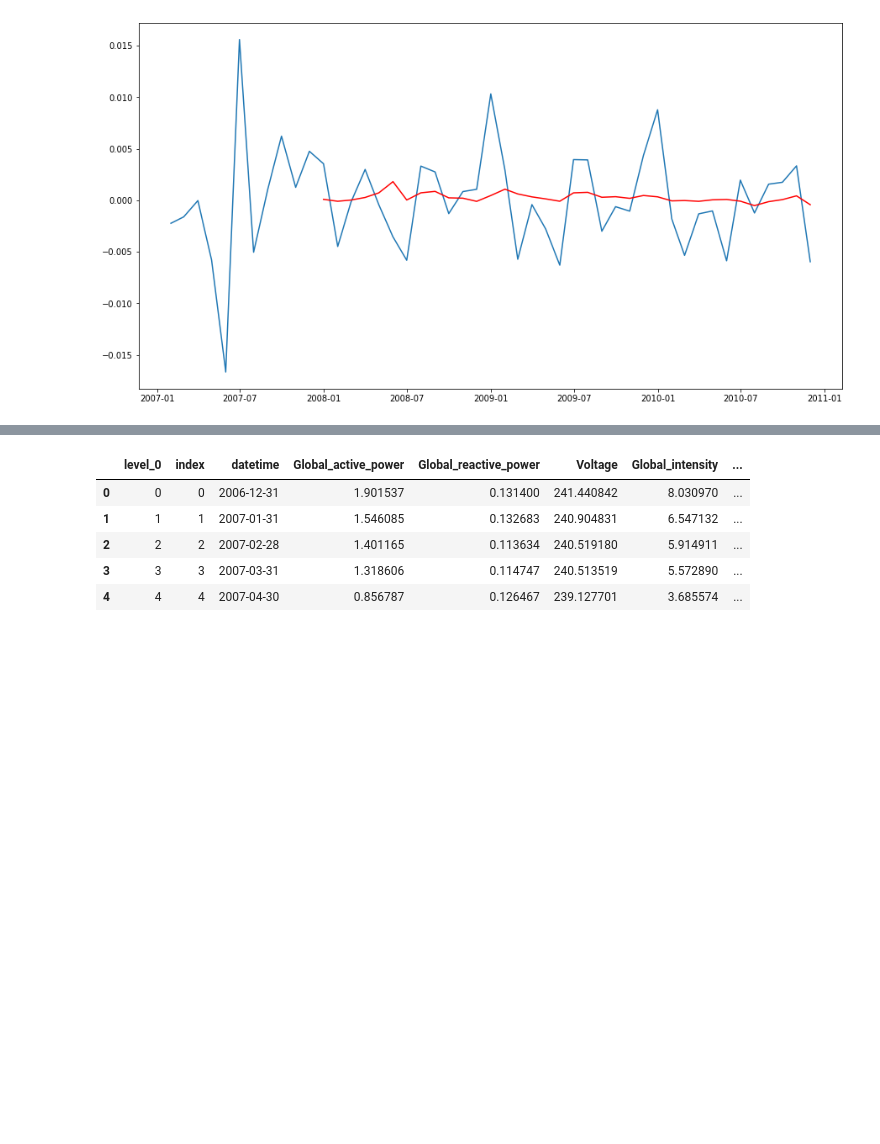
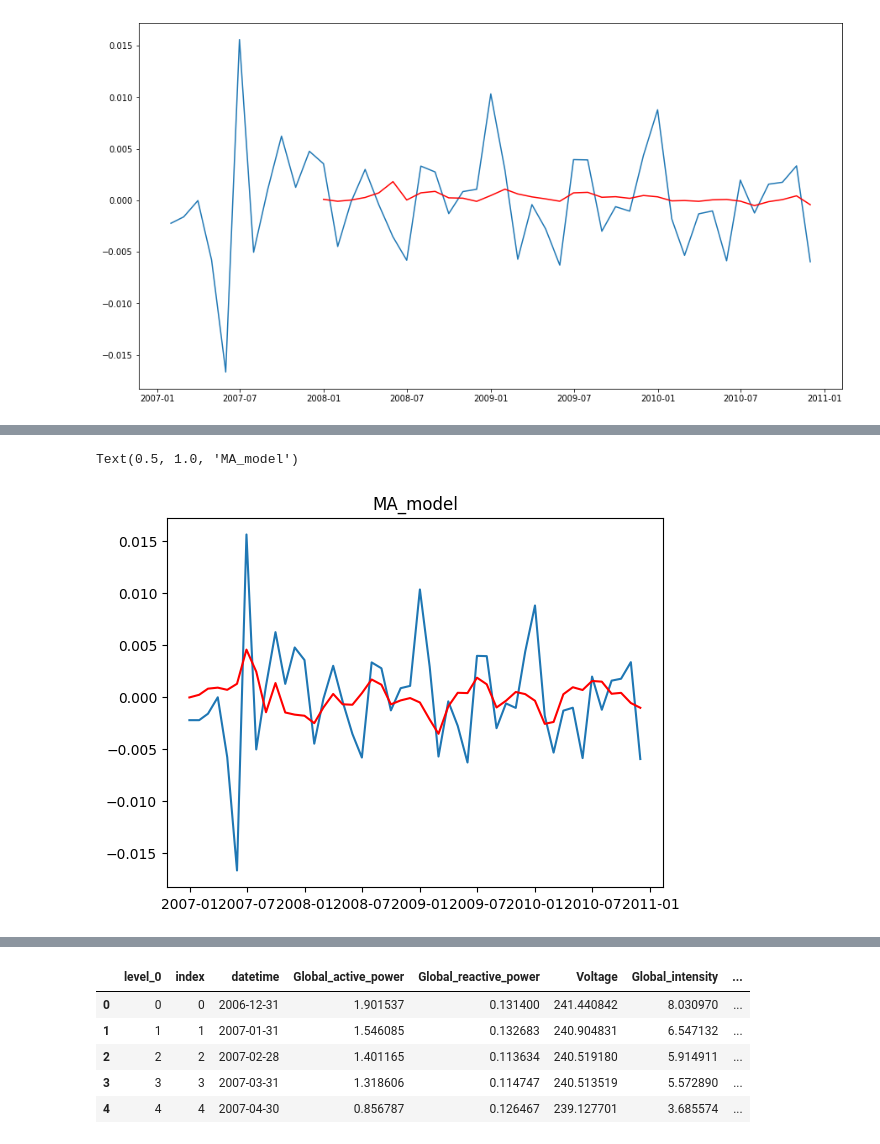
Before and after one commit to OluwajobaOluwabori/Time-series-analysis, a Jupyter notebook: Forecasting_Individual_Household_Electric_Power_Consumption.ipynb, the cells around one changed output, grey strips where cells are left out. Saved outputs shown, nothing was run; the diff lists cells and outputs as text; code cells hidden in the pictures; blank space fills up the shorter version.

```diff
--- a/Forecasting_Individual_Household_Electric_Power_Consumption.ipynb
+++ b/Forecasting_Individual_Household_Electric_Power_Consumption.ipynb
@@ -412,0 +428,9 @@ plt.show()
+# %%
+MA_model = ARIMA(df_diff, order=(0,0,2))
+MA_model_results = MA_model.fit()
+plt.plot(df_diff)
+plt.plot(MA_model_results.fittedvalues, color='red')
+plt.title('MA_model')
+# %% [output]
+Text(0.5, 1.0, 'MA_model')
+[figure, added]
```
Also changed, not shown: parts of 4 cells of this notebook.
